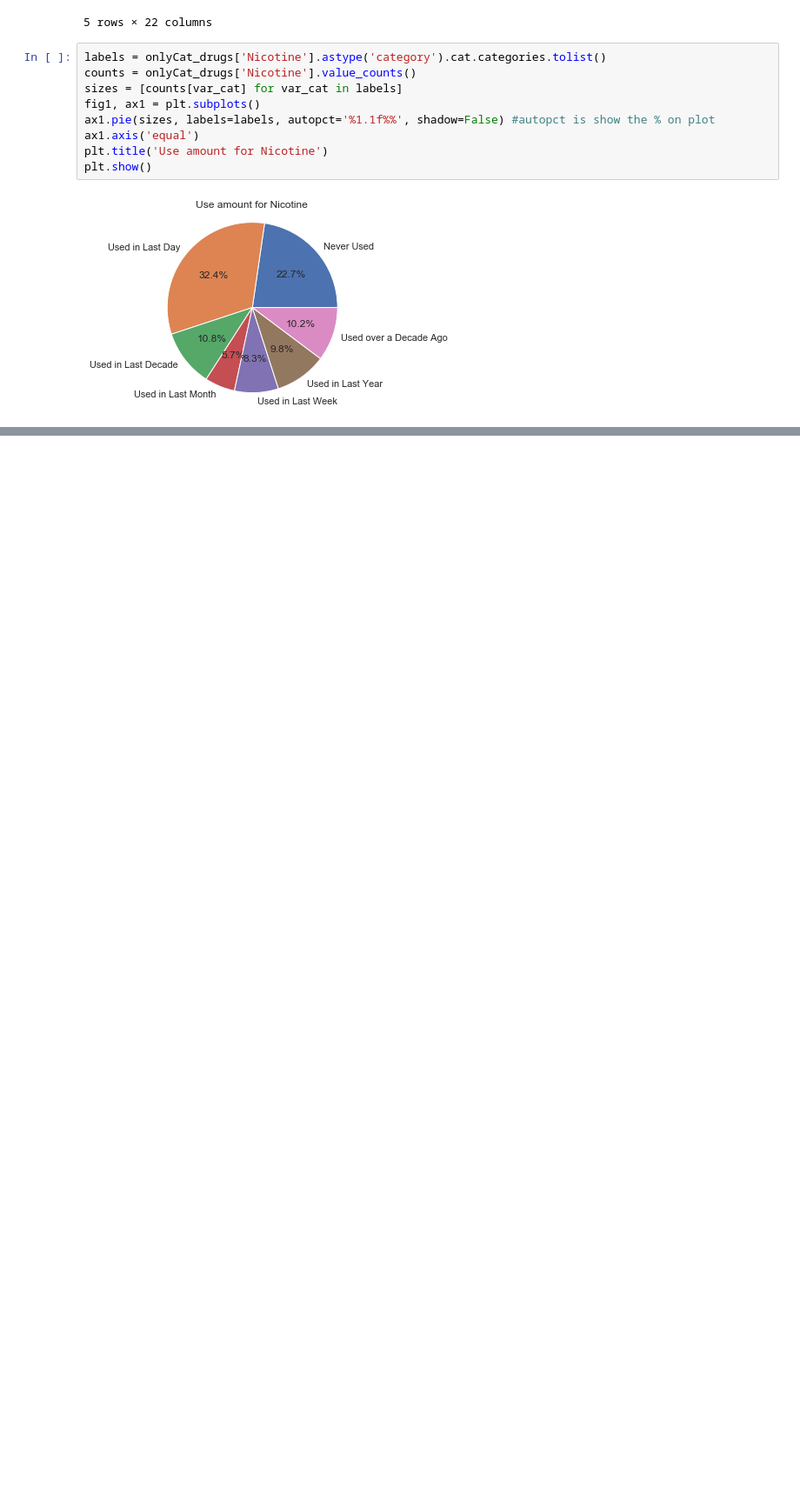
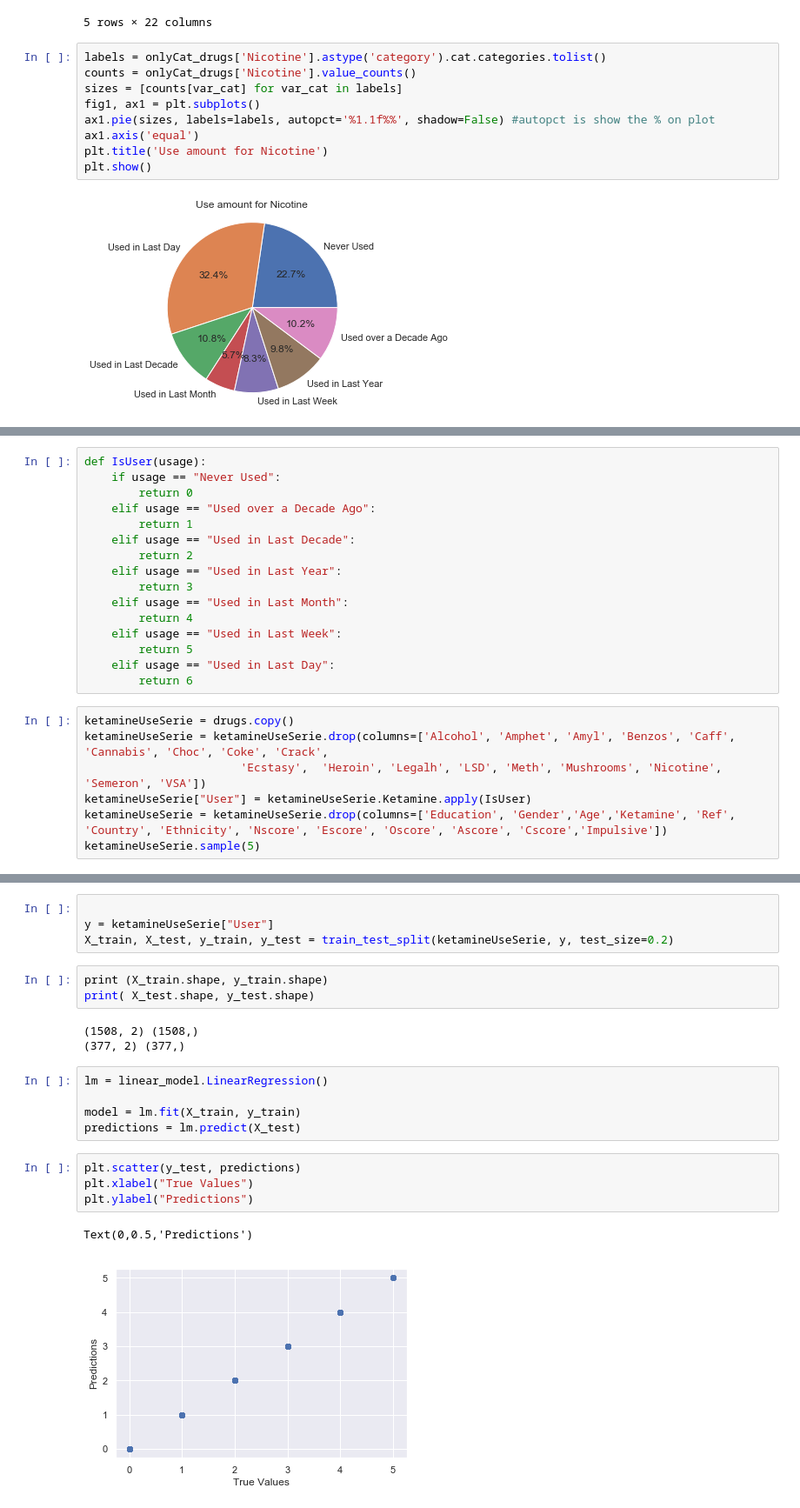
Before and after one commit to FearlessClock/PythonDataAnalyste, a Jupyter notebook: Drug consumption.ipynb, the cells around one changed output, grey strips where cells are left out. Shown: that part at 87% size. Drawn from its saved outputs; the diff is of its cells as text; blank space fills up the shorter version.

```diff
--- a/Drug consumption.ipynb
+++ b/Drug consumption.ipynb
@@ -428,0 +430,23 @@ Name: Ref, Length: 77, dtype: int64
+# %%
+def IsUser(usage):
+    if usage == "Never Used":
+        return 0
+    elif usage == "Used over a Decade Ago":
+        return 1
+    elif usage == "Used in Last Decade":
+        return 2
+    elif usage == "Used in Last Year":
+        return 3
+    elif usage == "Used in Last Month":
+        return 4
+    elif usage == "Used in Last Week":
+        return 5
+    elif usage == "Used in Last Day":
+        return 6
+# %%
+ketamineUseSerie = drugs.copy()
+ketamineUseSerie = ketamineUseSerie.drop(columns=['Alcohol', 'Amphet', 'Amyl', 'Benzos', 'Caff', 'Cannabis', 'Choc', 'Coke', 'Crack',
+                       'Ecstasy',  'Heroin', 'Legalh', 'LSD', 'Meth', 'Mushrooms', 'Nicotine', 'Semeron', 'VSA'])
+ketamineUseSerie["User"] = ketamineUseSerie.Ketamine.apply(IsUser)
+ketamineUseSerie = ketamineUseSerie.drop(columns=['Education', 'Gender','Age','Ketamine', 'Ref', 'Country', 'Ethnicity', 'Nscore', 'Escore', 'Oscore', 'Ascore', 'Cscore','Impulsive'])
+ketamineUseSerie.sample(5)
@@ -428,0 +460,22 @@ Name: Ref, Length: 77, dtype: int64
+# %%
+
+y = ketamineUseSerie["User"]
+X_train, X_test, y_train, y_test = train_test_split(ketamineUseSerie, y, test_size=0.2)
+# %%
+print (X_train.shape, y_train.shape)
+print( X_test.shape, y_test.shape)
+# %% [output]
+(1508, 2) (1508,)
+(377, 2) (377,)
+# %%
+lm = linear_model.LinearRegression()
+
+model = lm.fit(X_train, y_train)
+predictions = lm.predict(X_test)
+# %%
+plt.scatter(y_test, predictions)
+plt.xlabel("True Values")
+plt.ylabel("Predictions")
+# %% [output]
+Text(0,0.5,'Predictions')
+[figure, added]
```
Also changed, not shown: parts of 16 cells of this notebook.
